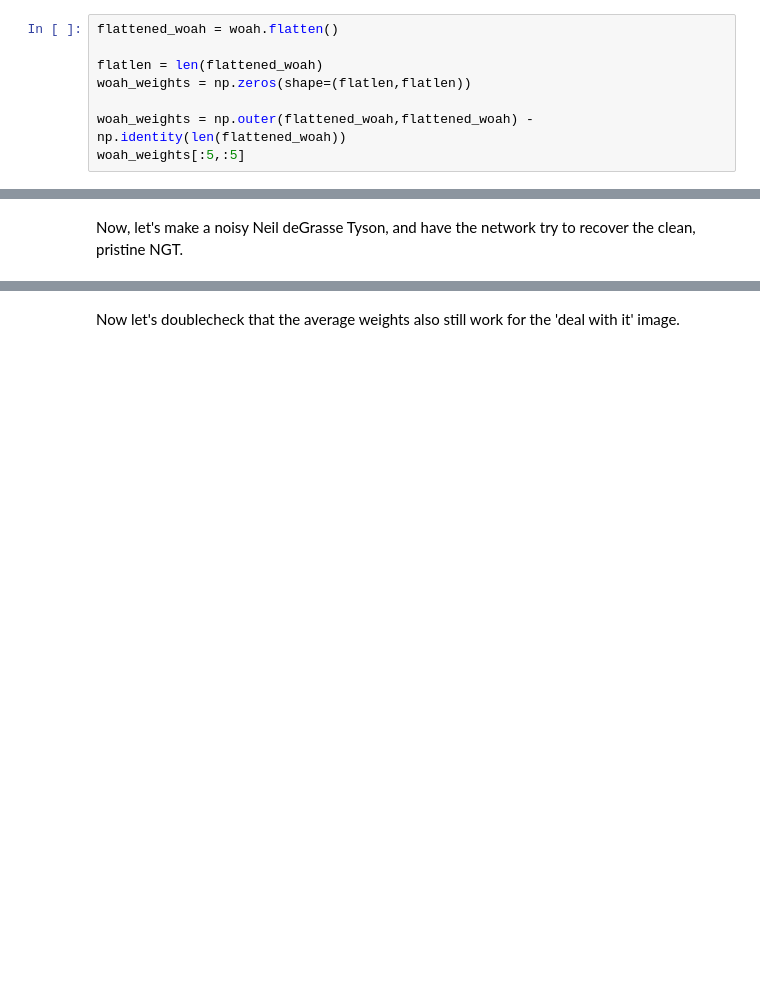
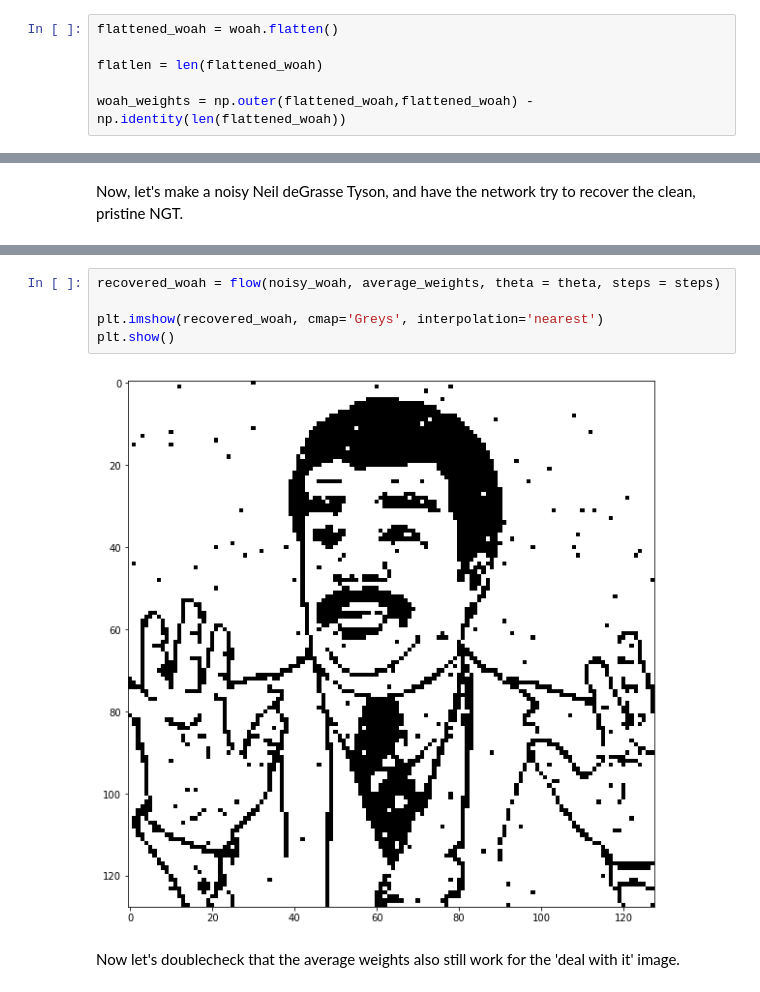
Before and after one commit to drussellmrichie/hopfield_network, a Jupyter notebook: Hopfield Network of memes.ipynb, the cells around one changed output, grey strips where cells are left out. Cells and saved outputs as stored; diff of their text form; blank space fills up the shorter version.

```diff
--- a/Hopfield Network of memes.ipynb
+++ b/Hopfield Network of memes.ipynb
@@ -158,7 +166,5 @@ Cool. So now we make some weights for this image...
 flattened_woah = woah.flatten()
 
 flatlen = len(flattened_woah)
-woah_weights = np.zeros(shape=(flatlen,flatlen))
 
 woah_weights = np.outer(flattened_woah,flattened_woah) - np.identity(len(flattened_woah))
-woah_weights[:5,:5]
@@ -211,2 +184,9 @@ plt.show()
+# %%
+recovered_woah = flow(noisy_woah, average_weights, theta = theta, steps = steps)
+
+plt.imshow(recovered_woah, cmap='Greys', interpolation='nearest')
+plt.show()
+# %% [output]
+[figure, added]
 # %% [markdown]
 Now let's doublecheck that the average weights also still work for the 'deal with it' image.
```
Also changed, not shown: parts of 39 cells of this notebook.
